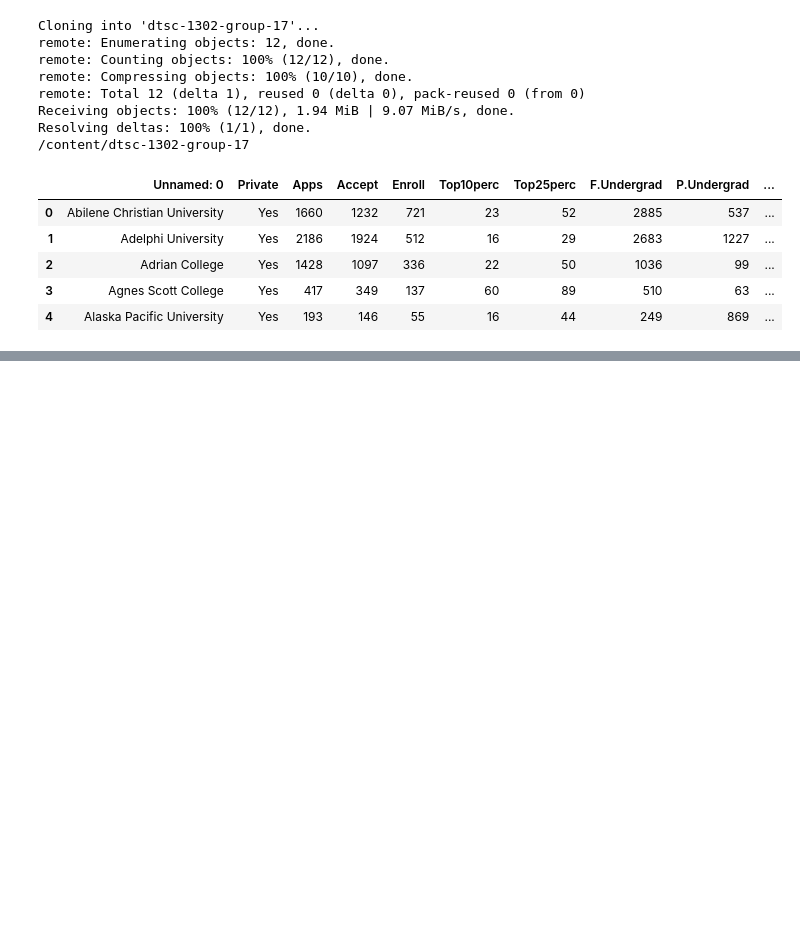
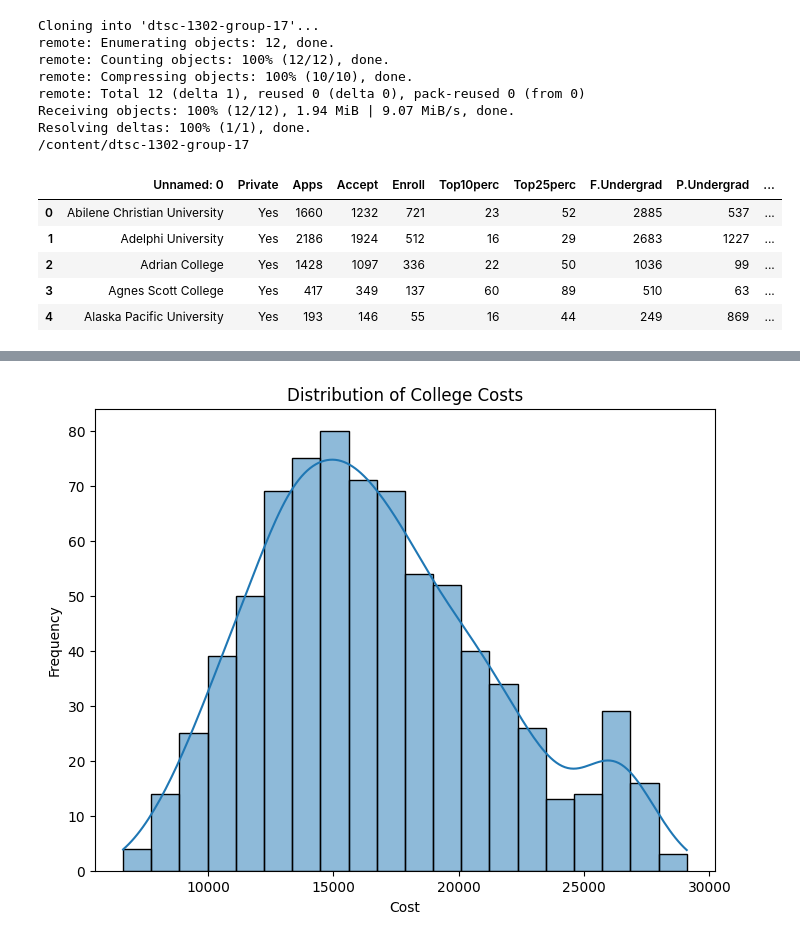
Before and after one commit to erenacid/dtsc-1302-group-17, a Jupyter notebook: DTSC1302.ipynb, the cells around one changed output, grey strips where cells are left out. Saved outputs shown, nothing was run; the diff lists cells and outputs as text; code cells hidden in the pictures; blank space fills up the shorter version.

```diff
--- a/DTSC1302.ipynb
+++ b/DTSC1302.ipynb
@@ -60,0 +184,10 @@ plt.show()
+# %%
+# Create a histogram of the 'Cost' variable
+plt.figure(figsize=(8, 6))  # Adjust figure size if needed
+sns.histplot(df['Cost'], bins=20, kde=True)  # Use seaborn for a nicer histogram
+plt.title('Distribution of College Costs')
+plt.xlabel('Cost')
+plt.ylabel('Frequency')
+plt.show()
+# %% [output]
+[figure, added]
```
Also changed, not shown: parts of 11 cells of this notebook.
